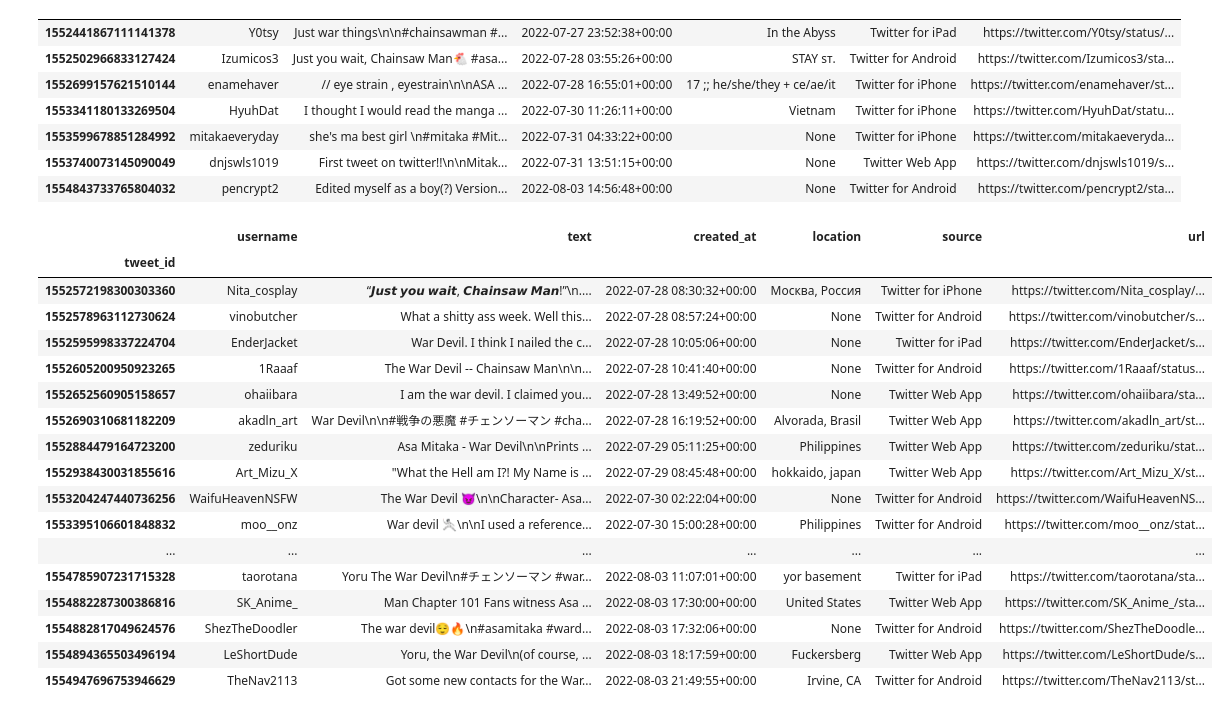
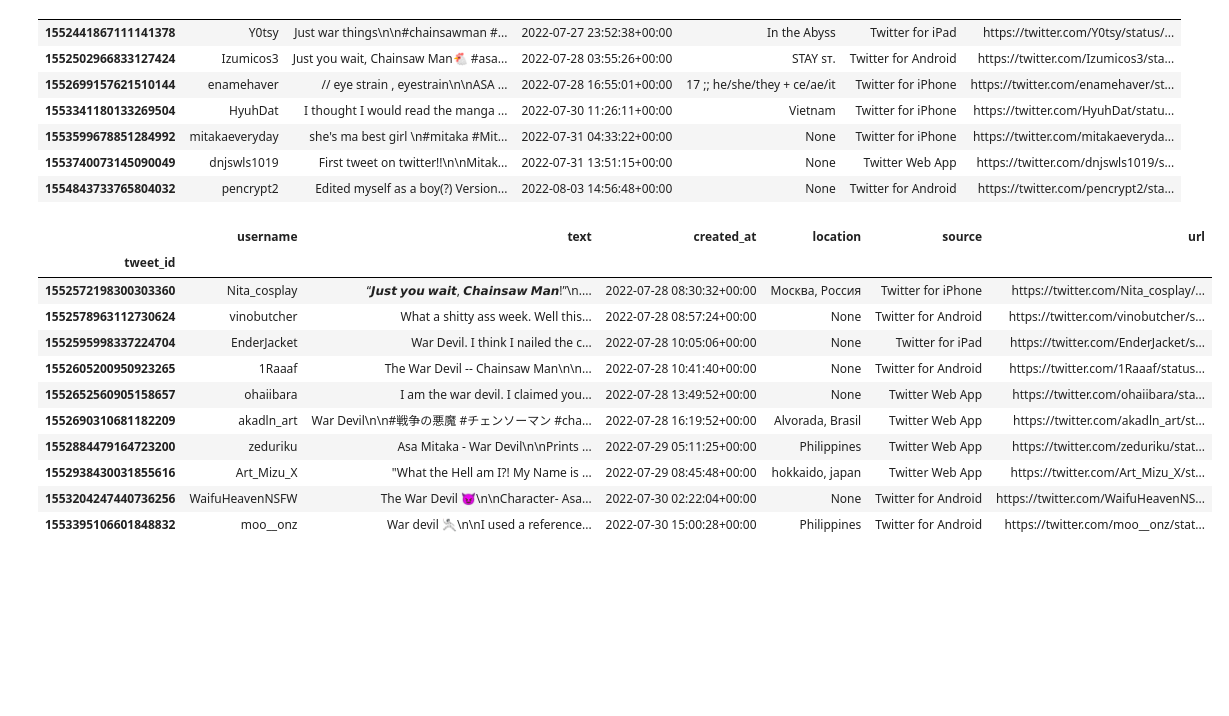
Before and after one commit to leelina024/tw_mitaka, a Jupyter notebook: main.ipynb, the cells around one changed output. Drawn from its saved outputs; the diff is of its cells as text; code cells hidden in the pictures; blank space fills up the shorter version.

```diff
--- a/main.ipynb
+++ b/main.ipynb
@@ -155,37 +149,31 @@ wardevil_df = pd.DataFrame()
 
 for tweet in tweets4.data:
     if tw_users4[tweet.author_id]:
         tw_user = tw_users4[tweet.author_id]
     temp_dict = {
         'tweet_id': [tweet.id],
         'username': [tw_user.username],
         'text': [tweet.text],
         'created_at': [tweet.created_at],
         'location': [tw_user.location],
         'source': [tweet.source],
         'url': ["https://twitter.com/"+str(tw_user.username)+"/status/"+str(tweet.id)]
     }
     temp_df = pd.DataFrame(temp_dict)
     wardevil_df = pd.concat([temp_df, wardevil_df])
 
 wardevil_df = wardevil_df.set_index('tweet_id')
-wardevil_df
+wardevil_df.head(10)
 # %% [output]
 |  | username | text | created_at | location | source | url |
 | tweet_id |  |  |  |  |  |  |
 | 1552572198300303360 | Nita_cosplay | “𝙅𝙪𝙨𝙩 𝙮𝙤𝙪 𝙬𝙖𝙞𝙩, 𝘾𝙝𝙖𝙞𝙣𝙨𝙖𝙬 𝙈𝙖𝙣!”\n.... | 2022-07-28 08:30:32+00:00 | Москва, Россия | Twitter for iPhone | https://twitter.com/Nita_cosplay/... |
 | 1552578963112730624 | vinobutcher | What a shitty ass week. Well this... | 2022-07-28 08:57:24+00:00 | None | Twitter for Android | https://twitter.com/vinobutcher/s... |
 | 1552595998337224704 | EnderJacket | War Devil. I think I nailed the c... | 2022-07-28 10:05:06+00:00 | None | Twitter for iPad | https://twitter.com/EnderJacket/s... |
 | 1552605200950923265 | 1Raaaf | The War Devil -- Chainsaw Man\n\n... | 2022-07-28 10:41:40+00:00 | None | Twitter for Android | https://twitter.com/1Raaaf/status... |
 | 1552652560905158657 | ohaiibara | I am the war devil. I claimed you... | 2022-07-28 13:49:52+00:00 | None | Twitter Web App | https://twitter.com/ohaiibara/sta... |
 | 1552690310681182209 | akadln_art | War Devil\n\n#戦争の悪魔 #チェンソーマン #cha... | 2022-07-28 16:19:52+00:00 | Alvorada, Brasil | Twitter Web App | https://twitter.com/akadln_art/st... |
 | 1552884479164723200 | zeduriku | Asa Mitaka - War Devil\n\nPrints ... | 2022-07-29 05:11:25+00:00 | Philippines | Twitter Web App | https://twitter.com/zeduriku/stat... |
 | 1552938430031855616 | Art_Mizu_X | "What the Hell am I?! My Name is ... | 2022-07-29 08:45:48+00:00 | hokkaido, japan | Twitter Web App | https://twitter.com/Art_Mizu_X/st... |
 | 1553204247440736256 | WaifuHeavenNSFW | The War Devil 😈\n\nCharacter- Asa... | 2022-07-30 02:22:04+00:00 | None | Twitter for Android | https://twitter.com/WaifuHeavenNS... |
 | 1553395106601848832 | moo__onz | War devil 🤺\n\nI used a reference... | 2022-07-30 15:00:28+00:00 | Philippines | Twitter for Android | https://twitter.com/moo__onz/stat... |
-| ... | ... | ... | ... | ... | ... | ... |
-| 1554785907231715328 | taorotana | Yoru The War Devil\n#チェンソーマン #war... | 2022-08-03 11:07:01+00:00 | yor basement | Twitter for iPad | https://twitter.com/taorotana/sta... |
-| 1554882287300386816 | SK_Anime_ | Man Chapter 101 Fans witness Asa ... | 2022-08-03 17:30:00+00:00 | United States | Twitter Web App | https://twitter.com/SK_Anime_/sta... |
-| 1554882817049624576 | ShezTheDoodler | The war devil😌🔥\n#asamitaka #ward... | 2022-08-03 17:32:06+00:00 | None | Twitter for Android | https://twitter.com/ShezTheDoodle... |
-| 1554894365503496194 | LeShortDude | Yoru, the War Devil\n(of course, ... | 2022-08-03 18:17:59+00:00 | Fuckersberg | Twitter Web App | https://twitter.com/LeShortDude/s... |
-| 1554947696753946629 | TheNav2113 | Got some new contacts for the War... | 2022-08-03 21:49:55+00:00 | Irvine, CA | Twitter for Android | https://twitter.com/TheNav2113/st... |
```
Also changed, not shown: parts of 1 cell of this notebook.
